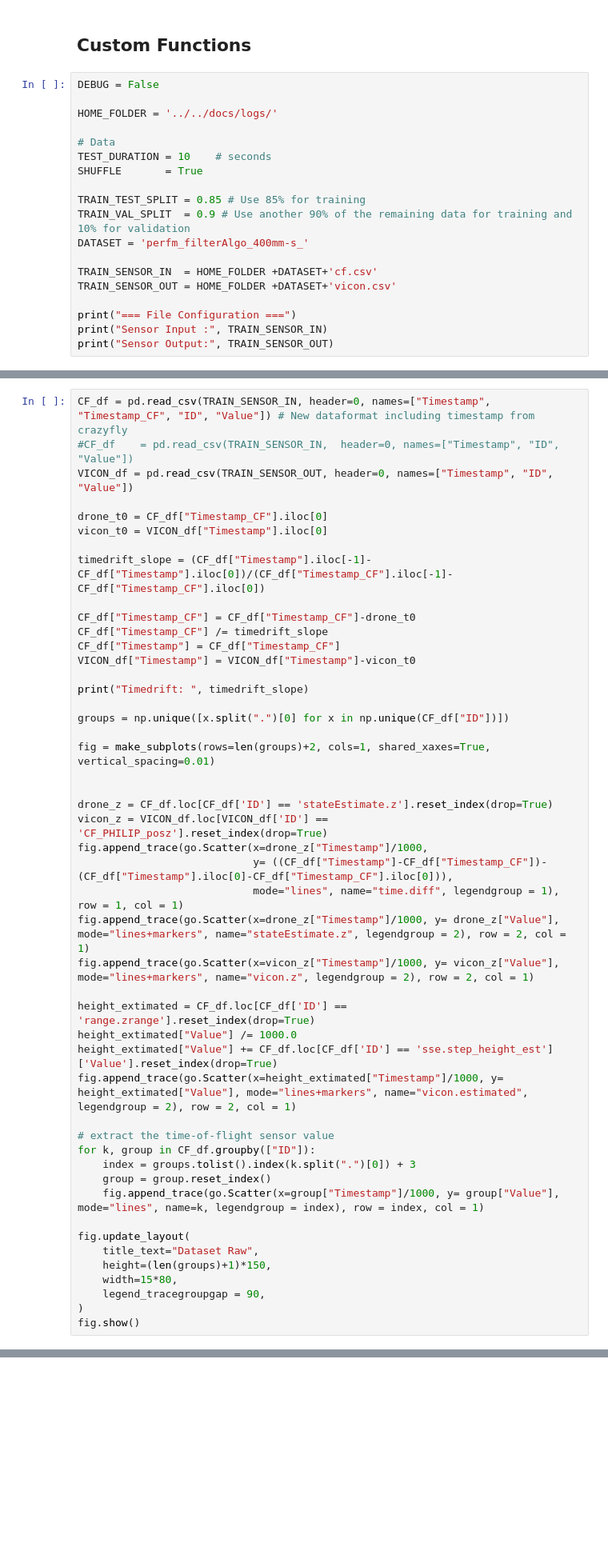
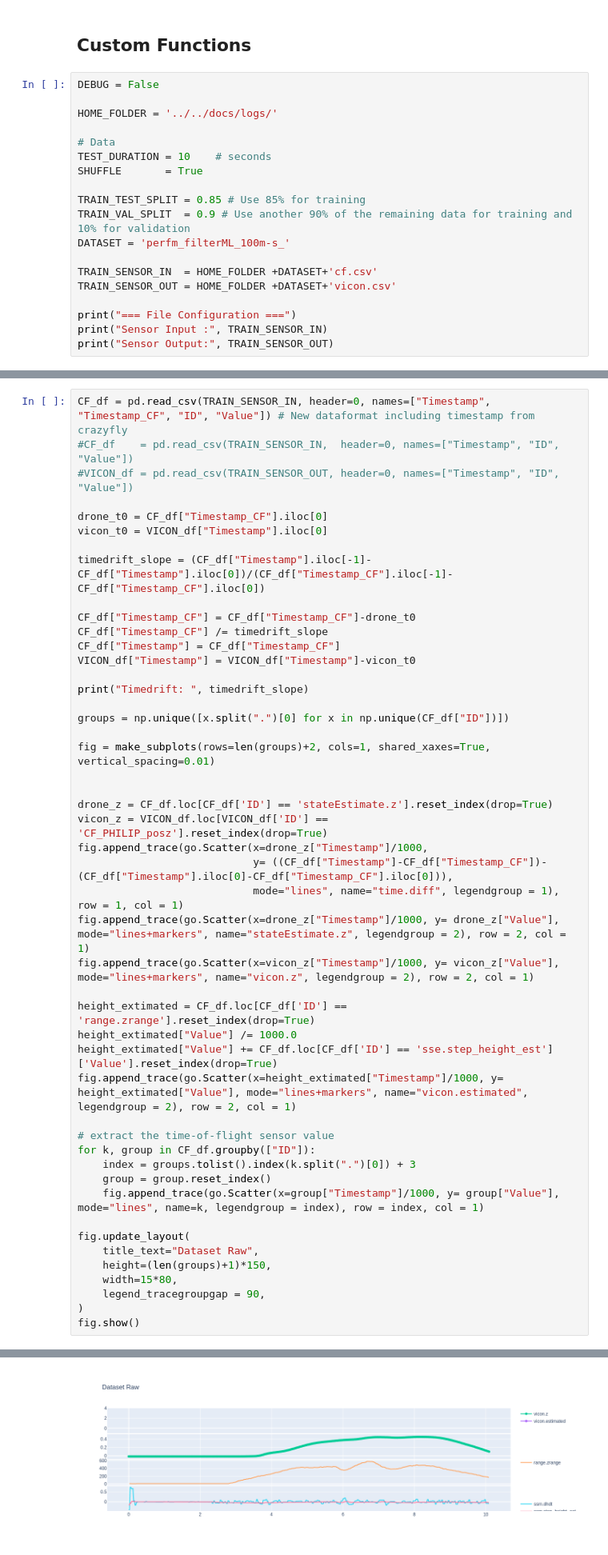
Before and after one commit to Xeratec/crazyflie-stepStabilizer, a Jupyter notebook: python/NN/0A_Evaluation.ipynb, the cells around one changed output, grey strips where cells are left out. Shown at 80% size. Drawn from its saved outputs; the diff is of its cells as text; blank space fills up the shorter version.

```diff
--- a/python/NN/0A_Evaluation.ipynb
+++ b/python/NN/0A_Evaluation.ipynb
@@ -57,7 +57,7 @@ SHUFFLE       = True
 
 TRAIN_TEST_SPLIT = 0.85 # Use 85% for training
 TRAIN_VAL_SPLIT  = 0.9 # Use another 90% of the remaining data for training and 10% for validation
-DATASET = 'perfm_filterAlgo_400mm-s_'
+DATASET = 'perfm_filterML_100m-s_'
 
 TRAIN_SENSOR_IN  = HOME_FOLDER +DATASET+'cf.csv'
 TRAIN_SENSOR_OUT = HOME_FOLDER +DATASET+'vicon.csv'
@@ -71,7 +72,7 @@ Data Input : ./offline_python_01_cf
 # %%
 CF_df = pd.read_csv(TRAIN_SENSOR_IN, header=0, names=["Timestamp", "Timestamp_CF", "ID", "Value"]) # New dataformat including timestamp from crazyfly
 #CF_df    = pd.read_csv(TRAIN_SENSOR_IN,  header=0, names=["Timestamp", "ID", "Value"])
-VICON_df = pd.read_csv(TRAIN_SENSOR_OUT, header=0, names=["Timestamp", "ID", "Value"])
+#VICON_df = pd.read_csv(TRAIN_SENSOR_OUT, header=0, names=["Timestamp", "ID", "Value"])
 
 drone_t0 = CF_df["Timestamp_CF"].iloc[0]
 vicon_t0 = VICON_df["Timestamp"].iloc[0]
@@ -121,3 +122,4 @@ FileNotFoundError: [Errno 2] No such file or directory: './offline_python_01_cf'
+[figure, added]
 # %%
 CF_df = pd.read_csv(TRAIN_SENSOR_IN, header=0, names=["Timestamp", "Timestamp_CF", "ID", "Value"]) # New dataformat including timestamp from crazyfly
 VICON_df = pd.read_csv(TRAIN_SENSOR_OUT, header=0, names=["Timestamp", "ID", "Value"])
```
Also changed, not shown: parts of 3 cells of this notebook, 4 other files.
